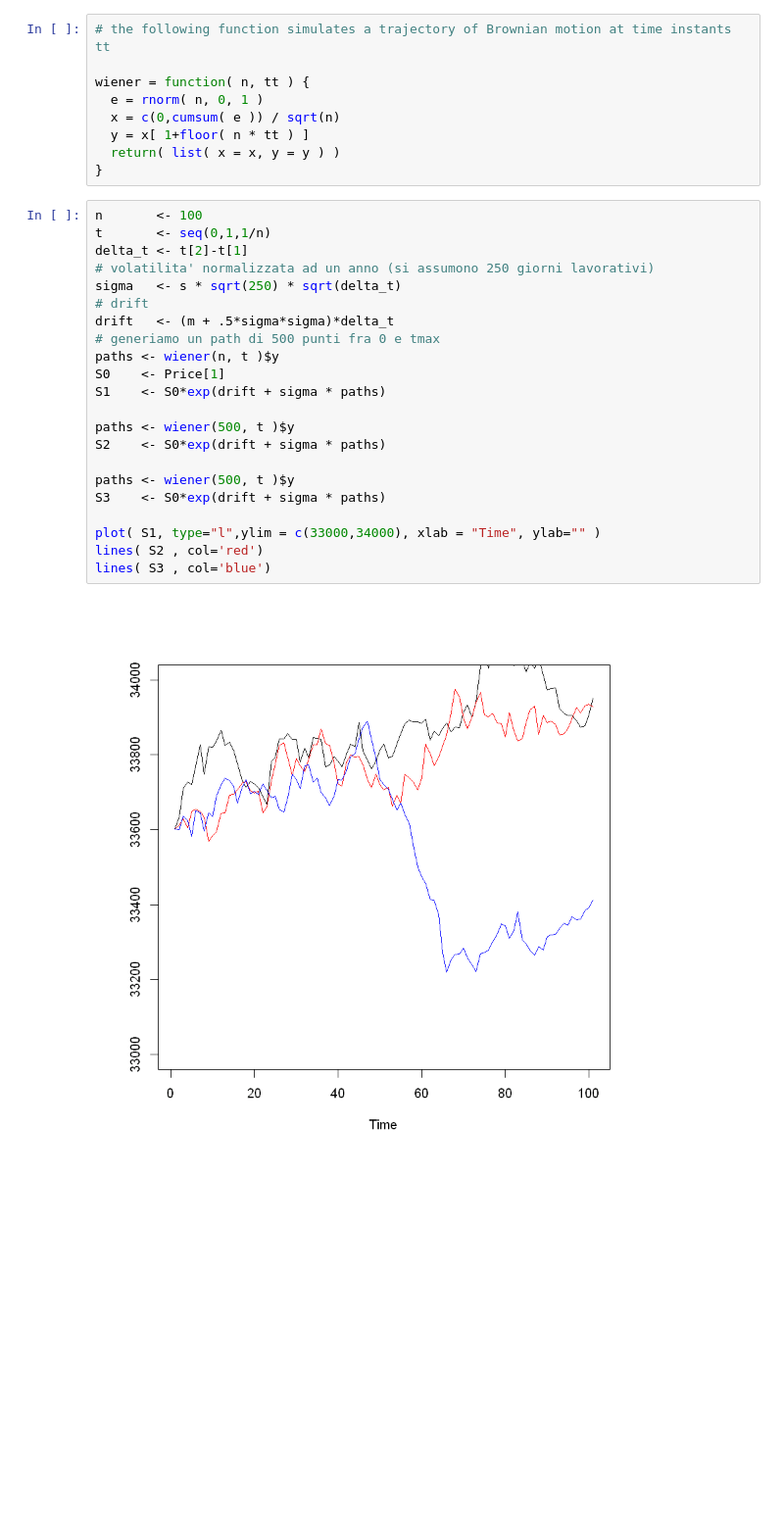
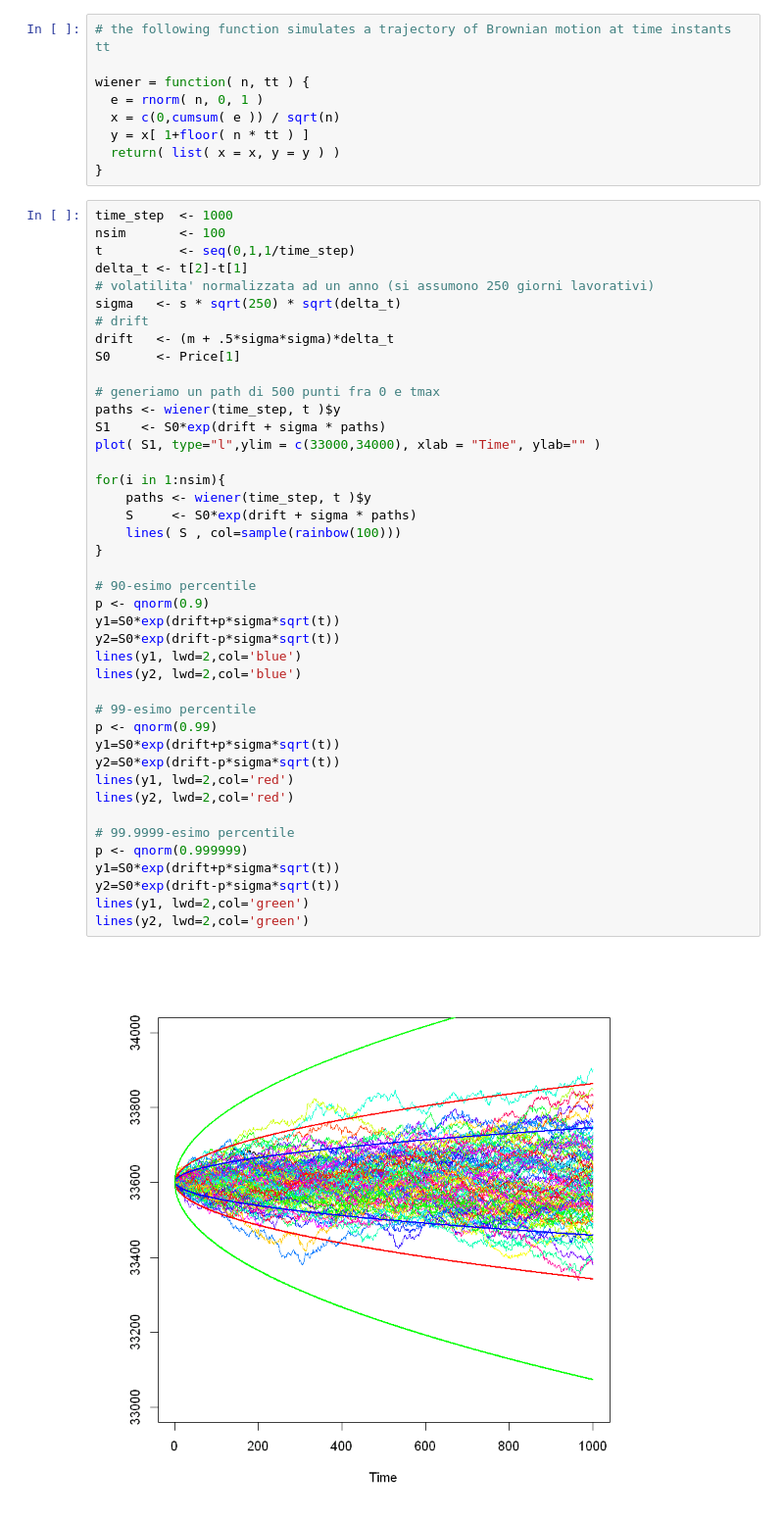
Before and after one commit to gdlunga/working, a Jupyter notebook: R/esempi/esempi_xl.ipynb, the cells around one changed output. Shown at 98% size. Drawn from its saved outputs; the diff is of its cells as text; blank space fills up the shorter version.

```diff
--- a/R/esempi/esempi_xl.ipynb
+++ b/R/esempi/esempi_xl.ipynb
@@ -87,26 +89,46 @@ wiener = function( n, tt ) {
   return( list( x = x, y = y ) )
 }
 # %%
-n       <- 100
-t       <- seq(0,1,1/n)
+time_step  <- 1000
+nsim       <- 100
+t          <- seq(0,1,1/time_step)
 delta_t <- t[2]-t[1]
 # volatilita' normalizzata ad un anno (si assumono 250 giorni lavorativi)
 sigma   <- s * sqrt(250) * sqrt(delta_t)
 # drift
 drift   <- (m + .5*sigma*sigma)*delta_t
+S0      <- Price[1]
+
 # generiamo un path di 500 punti fra 0 e tmax
-paths <- wiener(n, t )$y
-S0    <- Price[1]
+paths <- wiener(time_step, t )$y
 S1    <- S0*exp(drift + sigma * paths)
+plot( S1, type="l",ylim = c(33000,34000), xlab = "Time", ylab="" )
 
-paths <- wiener(500, t )$y
-S2    <- S0*exp(drift + sigma * paths)
+for(i in 1:nsim){
+    paths <- wiener(time_step, t )$y
+    S     <- S0*exp(drift + sigma * paths)
+    lines( S , col=sample(rainbow(100)))
+}
 
-paths <- wiener(500, t )$y
-S3    <- S0*exp(drift + sigma * paths)
+# 90-esimo percentile
+p <- qnorm(0.9)
+y1=S0*exp(drift+p*sigma*sqrt(t))
+y2=S0*exp(drift-p*sigma*sqrt(t))
+lines(y1, lwd=2,col='blue')
+lines(y2, lwd=2,col='blue')
 
-plot( S1, type="l",ylim = c(33000,34000), xlab = "Time", ylab="" )
-lines( S2 , col='red')
-lines( S3 , col='blue')
+# 99-esimo percentile
+p <- qnorm(0.99)
+y1=S0*exp(drift+p*sigma*sqrt(t))
+y2=S0*exp(drift-p*sigma*sqrt(t))
+lines(y1, lwd=2,col='red')
+lines(y2, lwd=2,col='red')
+
+# 99.9999-esimo percentile
+p <- qnorm(0.999999)
+y1=S0*exp(drift+p*sigma*sqrt(t))
+y2=S0*exp(drift-p*sigma*sqrt(t))
+lines(y1, lwd=2,col='green')
+lines(y2, lwd=2,col='green')
 # %% [output]
-[figure, old version]
+[figure, new version]
```
Also changed, not shown: parts of 3 cells of this notebook, 1 other file.
